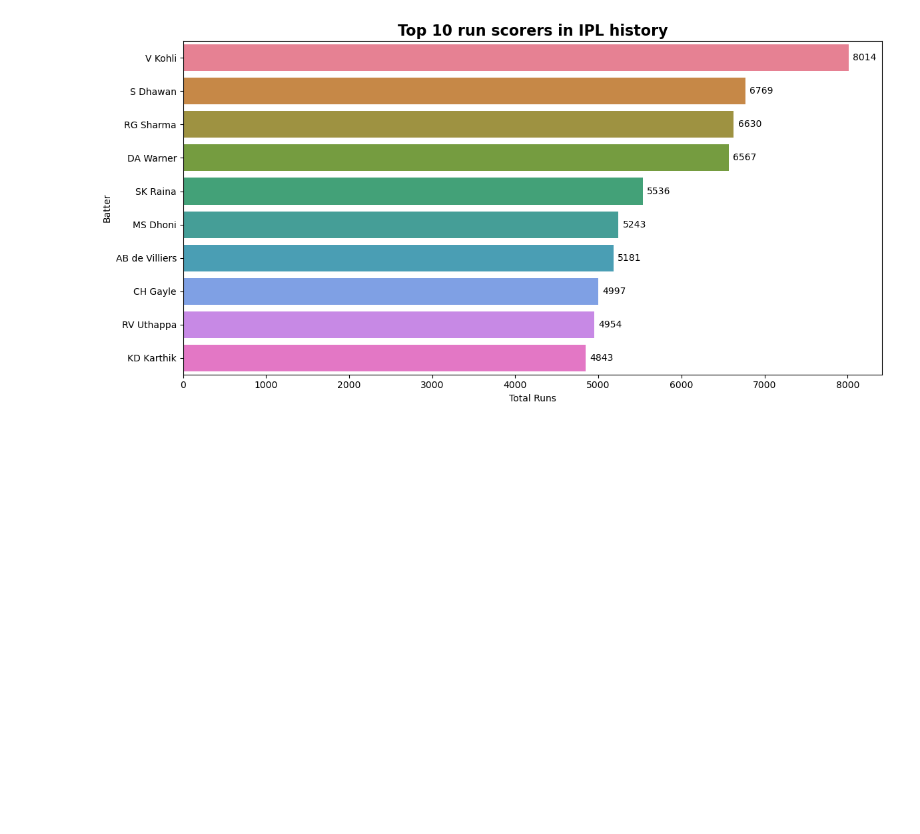
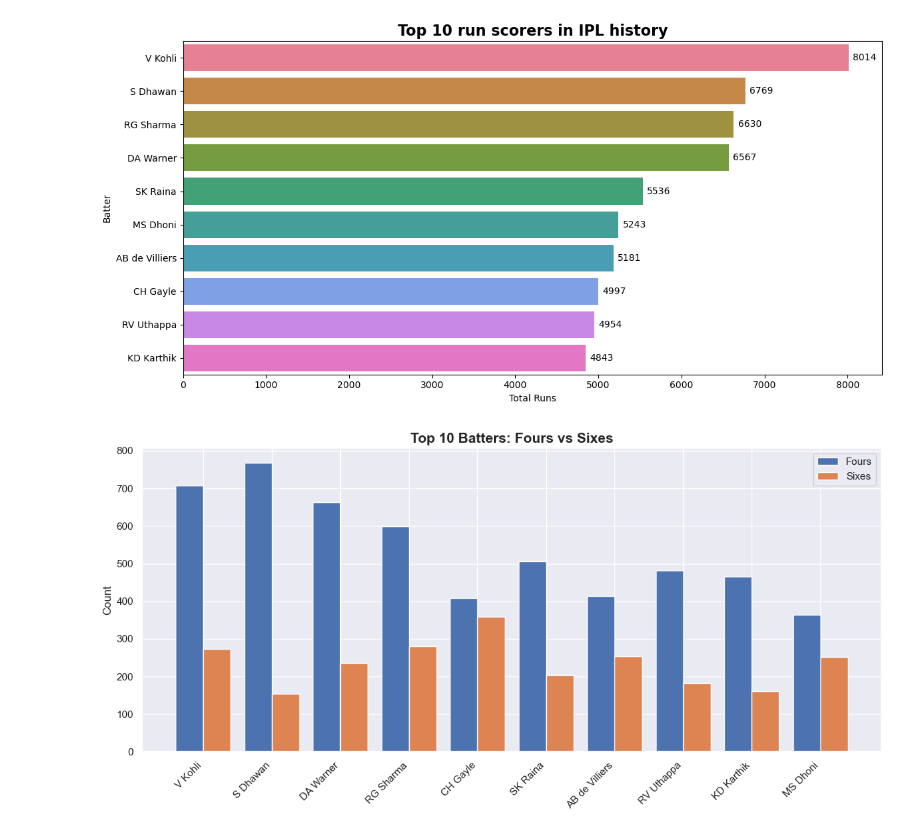
Before and after one commit to SahilInstinct/ipl-cricket-eda, a Jupyter notebook: notebooks/ipl_analysis.ipynb, the cells around one changed output. Saved outputs shown, nothing was run; the diff lists cells and outputs as text; code cells hidden in the pictures; blank space fills up the shorter version.

Commit message:
Boundary and avg run analysis

```diff
--- a/notebooks/ipl_analysis.ipynb
+++ b/notebooks/ipl_analysis.ipynb
@@ -8,6 +8,9 @@ import numpy as np
 import pandas as pd
 import matplotlib.pyplot as plt
 import seaborn as sns
+
+#plot styling
+sns.set_theme(style='darkgrid', palette='muted')
 # %% [markdown]
 ## 2. Load Dataset
 # %%
@@ -273,3 +276,26 @@ plt.tight_layout()
 plt.show()
 # %% [output]
 [figure]
+# %%
+# ------- Boundary Analysis ----------
+fours = deliveries[deliveries['batsman_runs'] == 4].groupby('batter').size()
+sixes = deliveries[deliveries['batsman_runs'] == 6].groupby('batter').size()
+
+boundary_df = pd.DataFrame({'fours': fours, 'sixes': sixes}).fillna(0).astype(int)
+boundary_df['Total boundaries'] = boundary_df['fours'] + boundary_df['sixes']
+top_boundary = boundary_df.sort_values('Total boundaries',ascending=False).head(10).reset_index()
+
+fig, ax = plt.subplots(figsize=(12, 6))
+x = np.arange(len(top_boundary))
+width = 0.4
+ax.bar(x - width/2, top_boundary['fours'], width, label='Fours', color='#4C72B0')
+ax.bar(x + width/2, top_boundary['sixes'], width, label='Sixes', color='#DD8452')
+ax.set_xticks(x)
+ax.set_xticklabels(top_boundary['batter'], rotation=45, ha='right')
+ax.set_title('Top 10 Batters: Fours vs Sixes', fontsize=15, fontweight='bold')
+ax.set_ylabel('Count')
+ax.legend()
+plt.tight_layout()
+plt.show()
+# %% [output]
+[figure, added]
```
Also changed, not shown: parts of 1 cell of this notebook.
